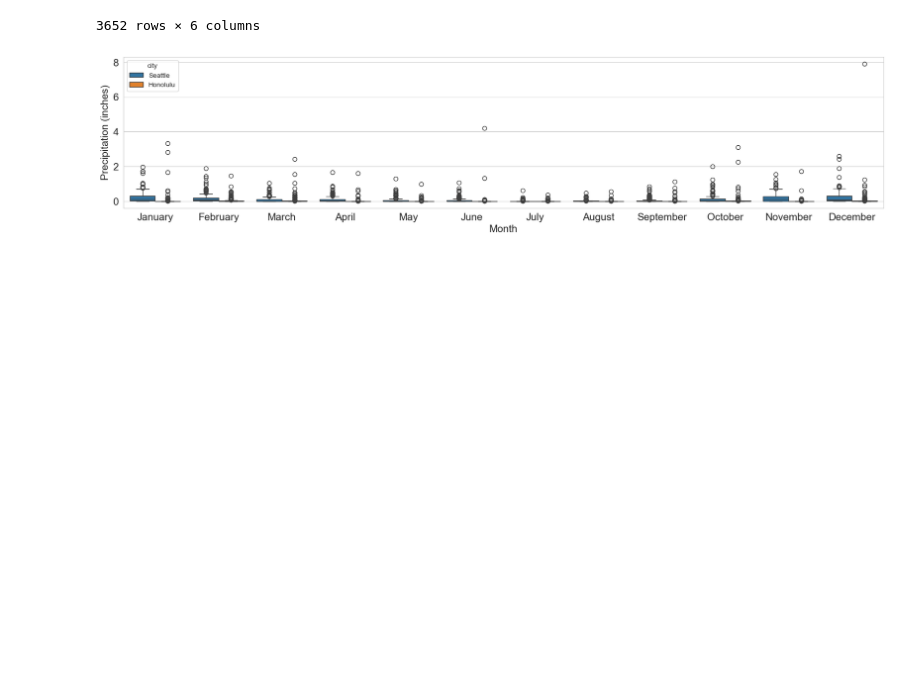
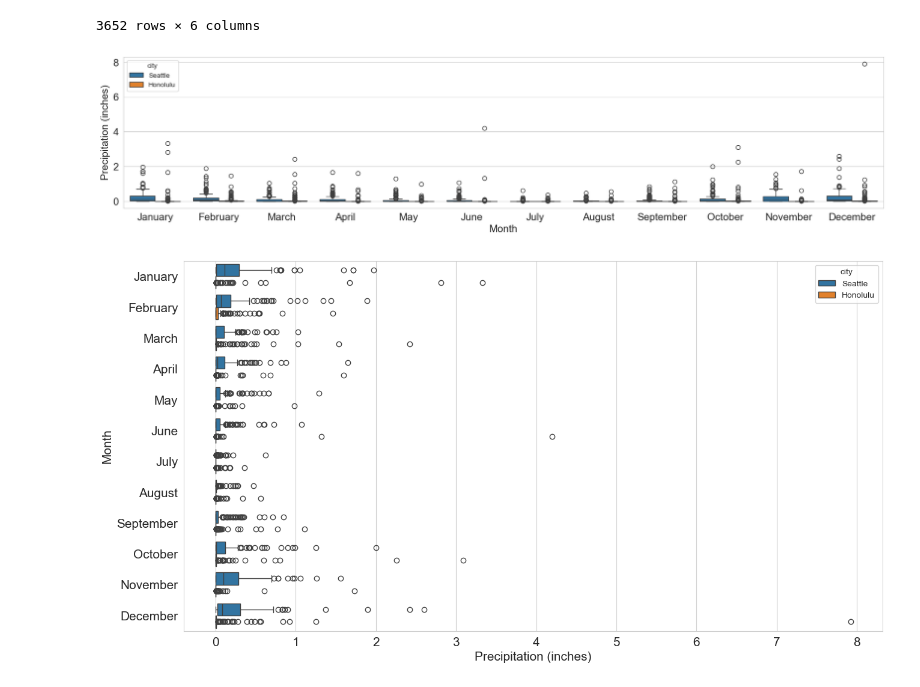
Before and after one commit to JLichwa80/weather, a Jupyter notebook: code/Weather_Data_Analysis.ipynb, the cells around one changed output. Drawn from its saved outputs; the diff is of its cells as text; code cells hidden in the pictures; blank space fills up the shorter version.

```diff
--- a/code/Weather_Data_Analysis.ipynb
+++ b/code/Weather_Data_Analysis.ipynb
@@ -121,3 +121,19 @@ plt.xticks(ticks=range(12), labels=month_names)
 plt.show()
 # %% [output]
 [figure]
+# %%
+#Horizontal visualization of above boxplot.
+plt.figure(figsize=(15, 8))
+
+sns.boxplot(data=df, x='precipitation', y='month', hue='city', orient='h')
+
+plt.ylabel('Month', fontsize=15)
+plt.xlabel('Precipitation (inches)', fontsize=15)
+
+plt.tick_params(labelsize=15)
+
+plt.yticks(ticks=range(12), labels=month_names)
+
+plt.show()
+# %% [output]
+[figure, added]
```
Also changed, not shown: parts of 2 cells of this notebook.
